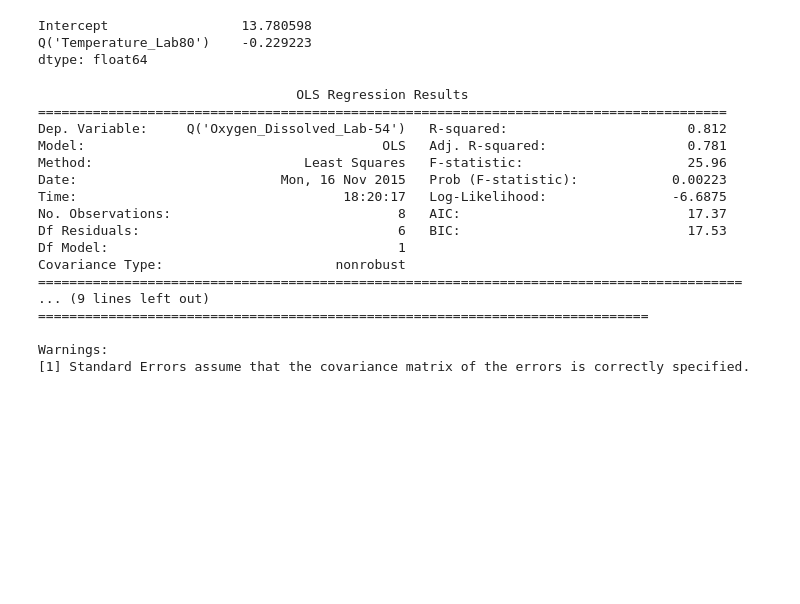
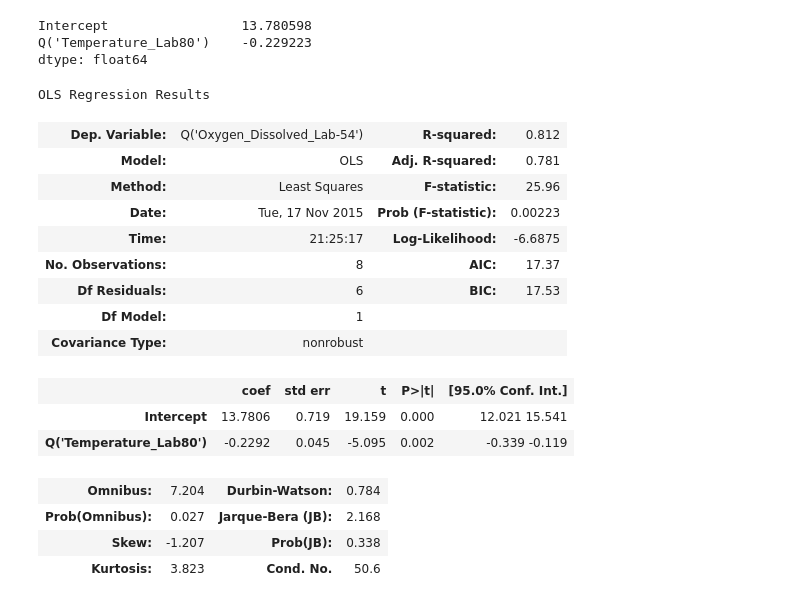
Before and after one commit to Jhanelle/Fraser, a Jupyter notebook: bin/Water_Quality_Project.ipynb, the cells around one changed output. Drawn from its saved outputs; the diff is of its cells as text; code cells hidden in the pictures; blank space fills up the shorter version.

```diff
--- a/bin/Water_Quality_Project.ipynb
+++ b/bin/Water_Quality_Project.ipynb
@@ -29,12 +23,12 @@ np.__version__
 # %%
+#Path from which the data is retrieved
+filepath= '../data/Fraser_River_Water_Data.csv'
+
 def load_water_quality_data():
     '''This function loads the dataset required to complete this project.'''
 
-    #Path from which the data is retrieved
-    filepath= "../data/Fraser_River_Water_Data.csv"
-
     #Function used load data
-    water_quality_data= pd.read_csv('filepath', delimiter= ',')
+    water_quality_data= pd.read_csv(filepath, delimiter= ',')
 
     return(water_quality_data)
 # %%
@@ -129,25 +114,28 @@ lm.params
 Intercept                 13.780598
 Q('Temperature_Lab80')    -0.229223
 dtype: float64
+# %%
+#Create a summary for linear model
+summary_of_linear_model=linear_model('Temperature_Lab80','Oxygen_Dissolved_Lab-54').summary()
 # %%
-#Print the summary for linear model
-print(lm.summary())
+#Print the summary of the linear model values
+summary_of_linear_model
 # %% [output]
-                                 OLS Regression Results
-========================================================================================
-Dep. Variable:     Q('Oxygen_Dissolved_Lab-54')   R-squared:                       0.812
-Model:                                      OLS   Adj. R-squared:                  0.781
-Method:                           Least Squares   F-statistic:                     25.96
-Date:                          Mon, 16 Nov 2015   Prob (F-statistic):            0.00223
-Time:                                  18:20:17   Log-Likelihood:                -6.6875
-No. Observations:                             8   AIC:                             17.37
-Df Residuals:                                 6   BIC:                             17.53
-Df Model:                                     1
-Covariance Type:                      nonrobust
-==========================================================================================
-... (9 lines left out)
-==============================================================================
-
-Warnings:
-[1] Standard Errors assume that the covariance matrix of the errors is correctly specified.
+OLS Regression Results
+| Dep. Variable: | Q('Oxygen_Dissolved_Lab-54') | R-squared: | 0.812 |
+| Model: | OLS | Adj. R-squared: | 0.781 |
+| Method: | Least Squares | F-statistic: | 25.96 |
+| Date: | Tue, 17 Nov 2015 | Prob (F-statistic): | 0.00223 |
+| Time: | 21:25:17 | Log-Likelihood: | -6.6875 |
+| No. Observations: | 8 | AIC: | 17.37 |
+| Df Residuals: | 6 | BIC: | 17.53 |
+| Df Model: | 1 |  |  |
+| Covariance Type: | nonrobust |  |  |
+|  | coef | std err | t | P>|t| | [95.0% Conf. Int.] |
+| Intercept | 13.7806 | 0.719 | 19.159 | 0.000 | 12.021 15.541 |
+| Q('Temperature_Lab80') | -0.2292 | 0.045 | -5.095 | 0.002 | -0.339 -0.119 |
+| Omnibus: | 7.204 | Durbin-Watson: | 0.784 |
+| Prob(Omnibus): | 0.027 | Jarque-Bera (JB): | 2.168 |
+| Skew: | -1.207 | Prob(JB): | 0.338 |
+| Kurtosis: | 3.823 | Cond. No. | 50.6 |
 # %%
```
Also changed, not shown: parts of 11 cells of this notebook.
